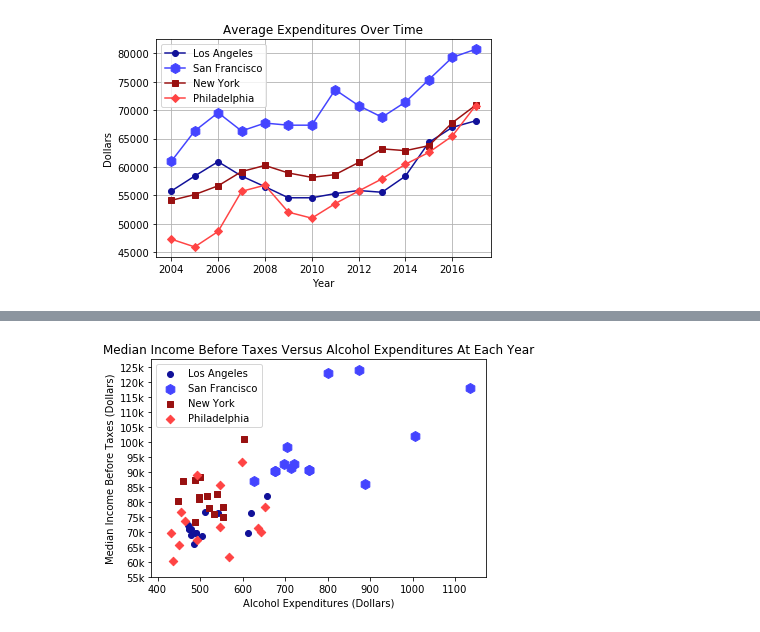
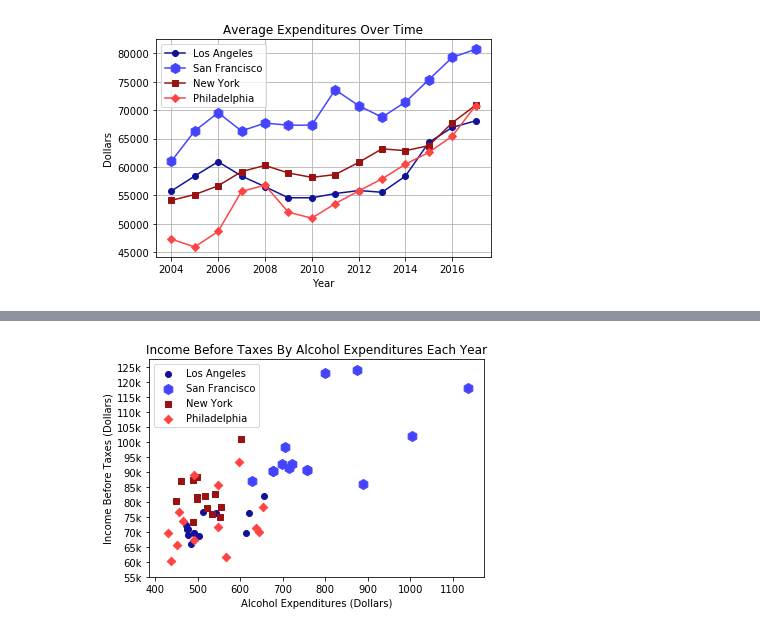
Before and after one commit to Dolphindalt/DataVis, a Jupyter notebook: DataVisHw1.ipynb, the cells around one changed output, grey strips where cells are left out. Cells and saved outputs as stored; diff of their text form; code cells hidden in the pictures.

```diff
--- a/DataVisHw1.ipynb
+++ b/DataVisHw1.ipynb
@@ -294,30 +377,30 @@ plt.show()
 # %%
 wbt = pd.read_csv("./data/west_before_taxes.csv", sep="\t")
 nebt = pd.read_csv("./data/ne_before_taxes.csv", sep="\t")
 
 wdd = pd.read_csv("./data/alcohol_west.csv", sep="\t")
 nedd = pd.read_csv("./data/alcohol_northeast.csv", sep="\t")
 
 y1 = wbt.iloc[:,1]
 y2 = wbt.iloc[:,2]
 y3 = nebt.iloc[:,1]
 y4 = nebt.iloc[:,2]
 
 x1 = wdd.iloc[:,1]
 x2 = wdd.iloc[:,2]
 x3 = nedd.iloc[:,1]
 x4 = nedd.iloc[:,2]
 
 plt.scatter(x1, y1, c='#111199', marker='o', label="Los Angeles")
 plt.scatter(x2, y2, c='#4444ff', marker='h', s=100, label="San Francisco")
 plt.scatter(x3, y3, c='#991111', marker="s", label="New York")
 plt.scatter(x4, y4, c='#ff4444', marker="D", label="Philadelphia")
 plt.xlabel("Alcohol Expenditures (Dollars)")
-plt.ylabel("Median Income Before Taxes (Dollars)")
+plt.ylabel("Income Before Taxes (Dollars)")
 ylab=[str(i) + "k" for i in np.arange(55,130,5)]
 plt.yticks(np.arange(55000,130000,5000), ylab)
 plt.legend(loc="best")
-plt.title("Median Income Before Taxes Versus Alcohol Expenditures At Each Year")
+plt.title("Income Before Taxes By Alcohol Expenditures Each Year")
 plt.show()
 # %% [output]
-[figure, old version]
+[figure, new version]
```
Also changed, not shown: parts of 6 cells of this notebook.
